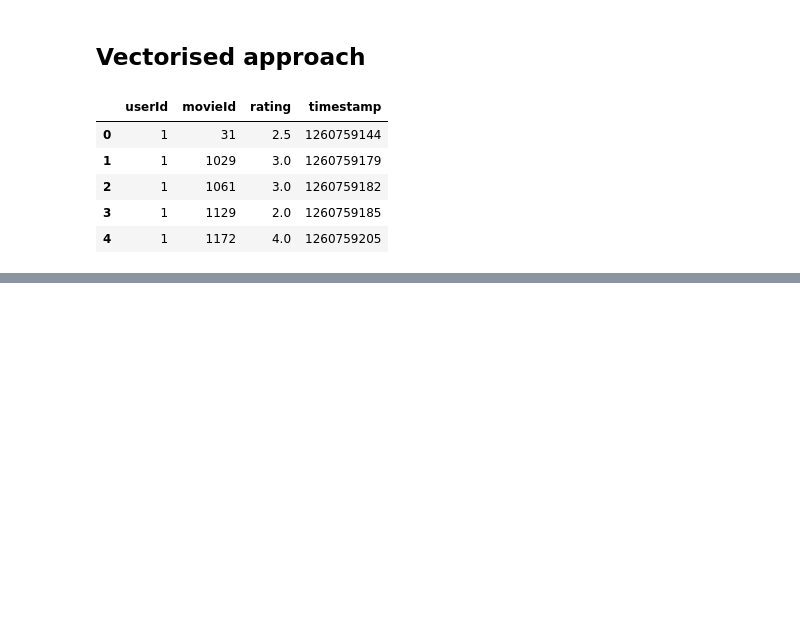
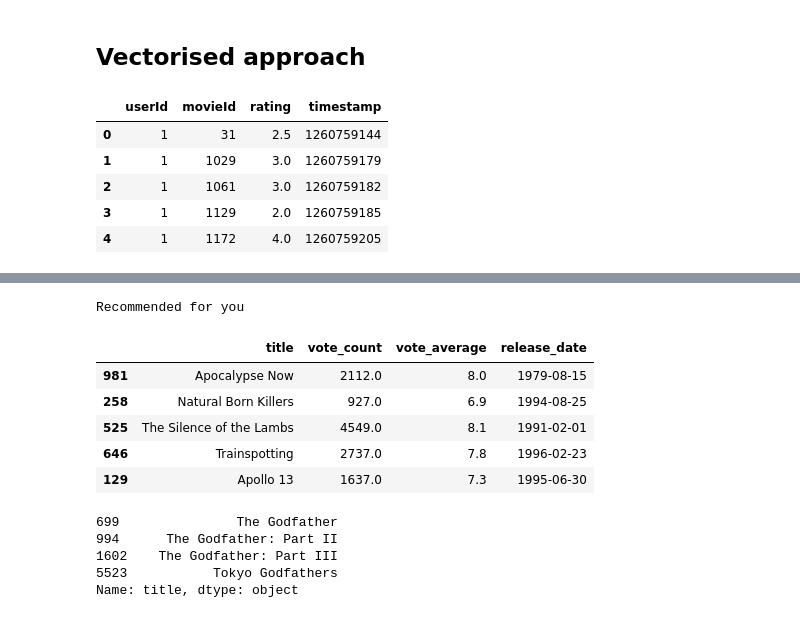
Before and after one commit to chykey1/Recommender-System, a Jupyter notebook: Recommender System V1.ipynb, the cells around one changed output, grey strips where cells are left out. Saved outputs shown, nothing was run; the diff lists cells and outputs as text; code cells hidden in the pictures; blank space fills up the shorter version.

```diff
--- a/Recommender System V1.ipynb
+++ b/Recommender System V1.ipynb
@@ -481,0 +569,10 @@ ValueError: The truth value of an array with more than one element is ambiguous.
+# %%
+YouMightAlsoLike(Ratings, 2)
+# %% [output]
+Recommended for you
+|  | title | vote_count | vote_average | release_date |
+| 981 | Apocalypse Now | 2112.0 | 8.0 | 1979-08-15 |
+| 258 | Natural Born Killers | 927.0 | 6.9 | 1994-08-25 |
+| 525 | The Silence of the Lambs | 4549.0 | 8.1 | 1991-02-01 |
+| 646 | Trainspotting | 2737.0 | 7.8 | 1996-02-23 |
+| 129 | Apollo 13 | 1637.0 | 7.3 | 1995-06-30 |
@@ -481,0 +590,8 @@ ValueError: The truth value of an array with more than one element is ambiguous.
+# %%
+Data[Data["title"].str.contains("Godfather")]["title"]
+# %% [output]
+699               The Godfather
+994      The Godfather: Part II
+1602    The Godfather: Part III
+5523           Tokyo Godfathers
+Name: title, dtype: object
```
Also changed, not shown: parts of 8 cells of this notebook.
